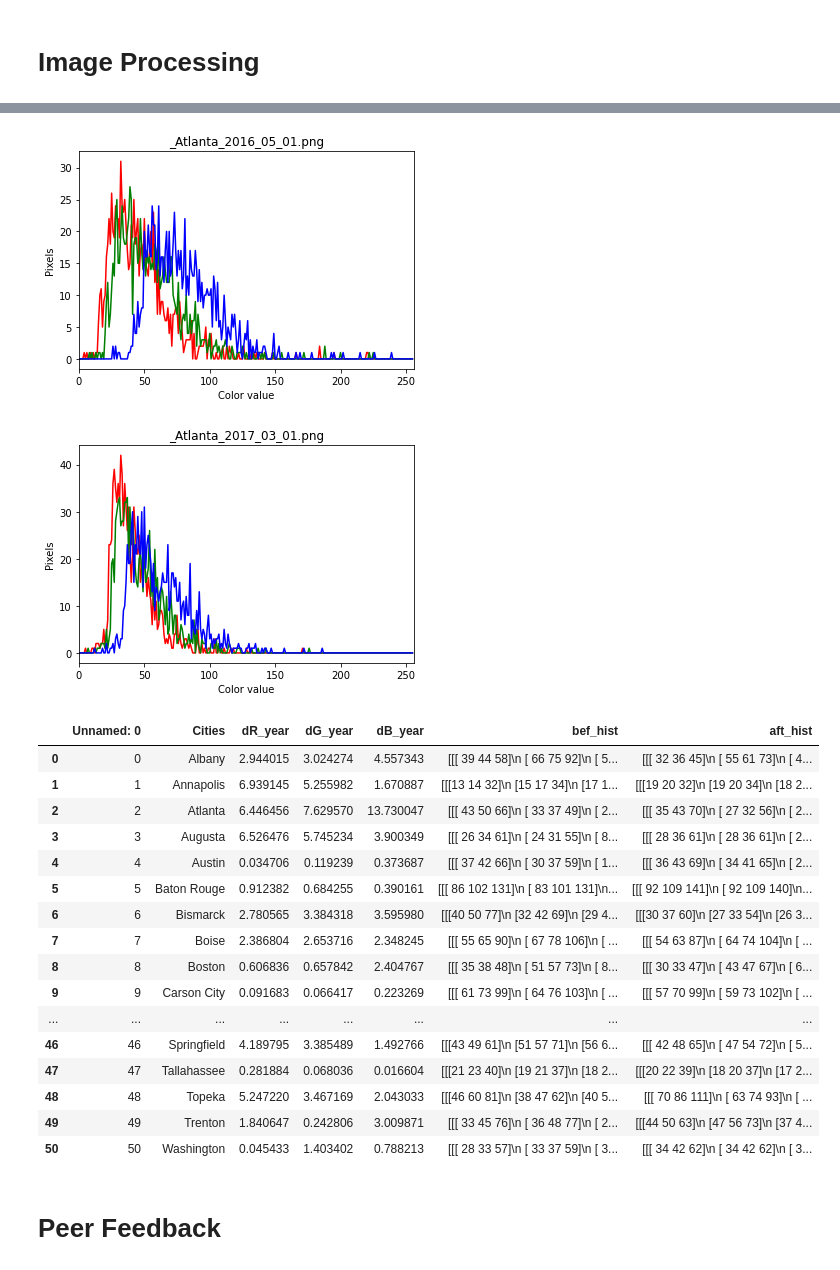
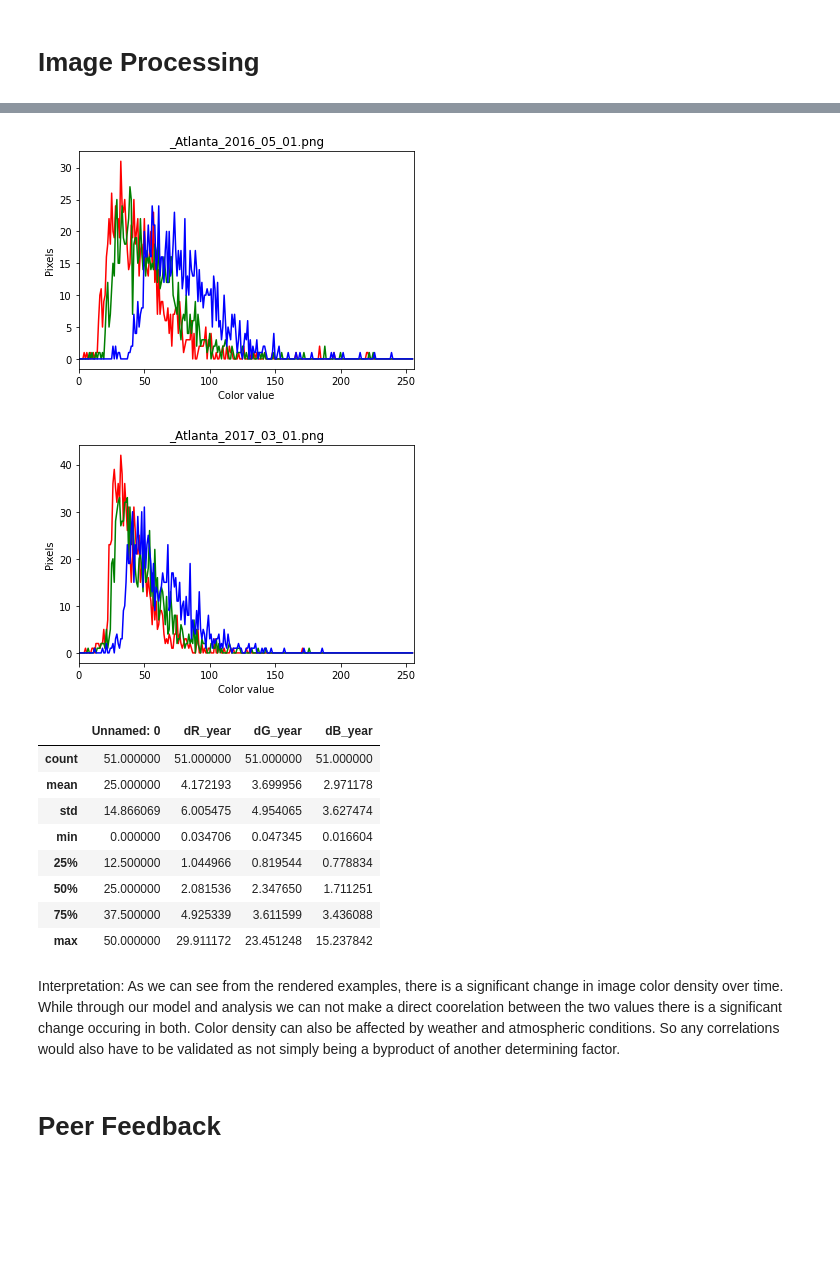
Before and after one commit to JSimonyan/SatteliteAnalysis, a Jupyter notebook: Final.ipynb, the cells around one changed output, grey strips where cells are left out. Saved outputs shown, nothing was run; the diff lists cells and outputs as text; code cells hidden in the pictures; blank space fills up the shorter version.

```diff
--- a/Final.ipynb
+++ b/Final.ipynb
@@ -616,56 +616,51 @@ sn.pairplot(colors_hist)
 
 df_col = ['city', 'bef', 'aft']
 df = pd.DataFrame(columns = df_col)
+hist_list = []
 i = 0
 
 for img_name in img_list[:6]:
     img = Image.open('images/'+img_name)
     #iterate through list and attach read image to capitals dataframe
     image = skimage.io.imread('images/'+img_name)
     colors = ("r", "g", "b")
     channel_ids = (0, 1, 2)
 
 
     # create the histogram plot, with three lines, one for
     # each color
     plt.xlim([0, 256])
     for channel_id, c in zip(channel_ids, colors):
         histogram, bin_edges = np.histogram(
             image[:, :, channel_id], bins=256, range=(0, 256)
         )
         plt.plot(bin_edges[0:-1], histogram, color=c)
 
     i+=1
 
 
     plt.title(img_name)
     plt.xlabel("Color value")
     plt.ylabel("Pixels")
     plt.show()
-colors_hist
+colors_hist.describe()
 # %% [output]
 [figure]
 [figure]
 [figure]
 [figure]
 [figure]
 [figure]
-|  | Unnamed: 0 | Cities | dR_year | dG_year | dB_year | bef_hist | aft_hist |
-| 0 | 0 | Albany | 2.944015 | 3.024274 | 4.557343 | [[[ 39 44 58]\n [ 66 75 92]\n [ 5... | [[[ 32 36 45]\n [ 55 61 73]\n [ 4... |
-| 1 | 1 | Annapolis | 6.939145 | 5.255982 | 1.670887 | [[[13 14 32]\n [15 17 34]\n [17 1... | [[[19 20 32]\n [19 20 34]\n [18 2... |
-| 2 | 2 | Atlanta | 6.446456 | 7.629570 | 13.730047 | [[[ 43 50 66]\n [ 33 37 49]\n [ 2... | [[[ 35 43 70]\n [ 27 32 56]\n [ 2... |
-| 3 | 3 | Augusta | 6.526476 | 5.745234 | 3.900349 | [[[ 26 34 61]\n [ 24 31 55]\n [ 8... | [[[ 28 36 61]\n [ 28 36 61]\n [ 2... |
-| 4 | 4 | Austin | 0.034706 | 0.119239 | 0.373687 | [[[ 37 42 66]\n [ 30 37 59]\n [ 1... | [[[ 36 43 69]\n [ 34 41 65]\n [ 2... |
-| 5 | 5 | Baton Rouge | 0.912382 | 0.684255 | 0.390161 | [[[ 86 102 131]\n [ 83 101 131]\n... | [[[ 92 109 141]\n [ 92 109 140]\n... |
-| 6 | 6 | Bismarck | 2.780565 | 3.384318 | 3.595980 | [[[40 50 77]\n [32 42 69]\n [29 4... | [[[30 37 60]\n [27 33 54]\n [26 3... |
-| 7 | 7 | Boise | 2.386804 | 2.653716 | 2.348245 | [[[ 55 65 90]\n [ 67 78 106]\n [ ... | [[[ 54 63 87]\n [ 64 74 104]\n [ ... |
-| 8 | 8 | Boston | 0.606836 | 0.657842 | 2.404767 | [[[ 35 38 48]\n [ 51 57 73]\n [ 8... | [[[ 30 33 47]\n [ 43 47 67]\n [ 6... |
-| 9 | 9 | Carson City | 0.091683 | 0.066417 | 0.223269 | [[[ 61 73 99]\n [ 64 76 103]\n [ ... | [[[ 57 70 99]\n [ 59 73 102]\n [ ... |
-| ... | ... | ... | ... | ... | ... | ... | ... |
-| 46 | 46 | Springfield | 4.189795 | 3.385489 | 1.492766 | [[[43 49 61]\n [51 57 71]\n [56 6... | [[[ 42 48 65]\n [ 47 54 72]\n [ 5... |
-| 47 | 47 | Tallahassee | 0.281884 | 0.068036 | 0.016604 | [[[21 23 40]\n [19 21 37]\n [18 2... | [[[20 22 39]\n [18 20 37]\n [17 2... |
-| 48 | 48 | Topeka | 5.247220 | 3.467169 | 2.043033 | [[[46 60 81]\n [38 47 62]\n [40 5... | [[[ 70 86 111]\n [ 63 74 93]\n [ ... |
-| 49 | 49 | Trenton | 1.840647 | 0.242806 | 3.009871 | [[[ 33 45 76]\n [ 36 48 77]\n [ 2... | [[[44 50 63]\n [47 56 73]\n [37 4... |
-| 50 | 50 | Washington | 0.045433 | 1.403402 | 0.788213 | [[[ 28 33 57]\n [ 33 37 59]\n [ 3... | [[[ 34 42 62]\n [ 34 42 62]\n [ 3... |
+|  | Unnamed: 0 | dR_year | dG_year | dB_year |
+| count | 51.000000 | 51.000000 | 51.000000 | 51.000000 |
+| mean | 25.000000 | 4.172193 | 3.699956 | 2.971178 |
+| std | 14.866069 | 6.005475 | 4.954065 | 3.627474 |
+| min | 0.000000 | 0.034706 | 0.047345 | 0.016604 |
+| 25% | 12.500000 | 1.044966 | 0.819544 | 0.778834 |
+| 50% | 25.000000 | 2.081536 | 2.347650 | 1.711251 |
+| 75% | 37.500000 | 4.925339 | 3.611599 | 3.436088 |
+| max | 50.000000 | 29.911172 | 23.451248 | 15.237842 |
+# %% [markdown]
+Interpretation: As we can see from the rendered examples, there is a significant change in image color density over time. While through our model and analysis we can not make a direct coorelation between the two values there is a significant change occuring in both. Color density can also be affected by weather and atmospheric conditions. So any correlations would also have to be validated as not simply being a byproduct of another determining factor.
 # %% [markdown]
 # Peer Feedback
```
